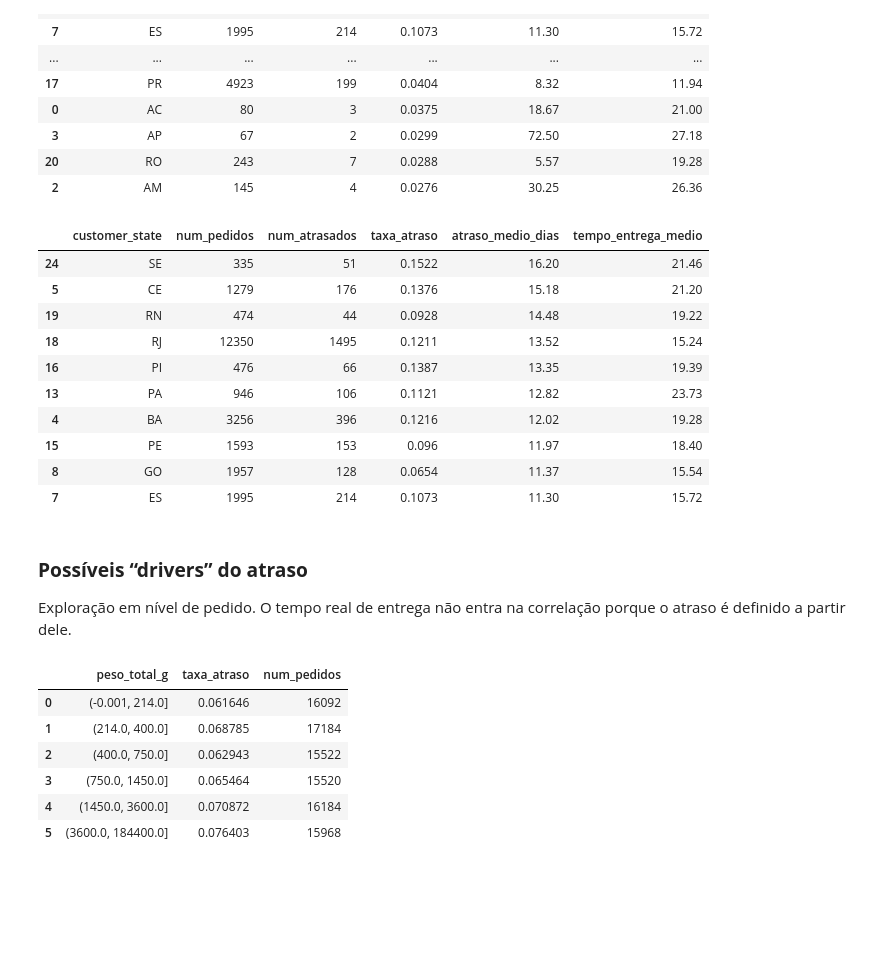
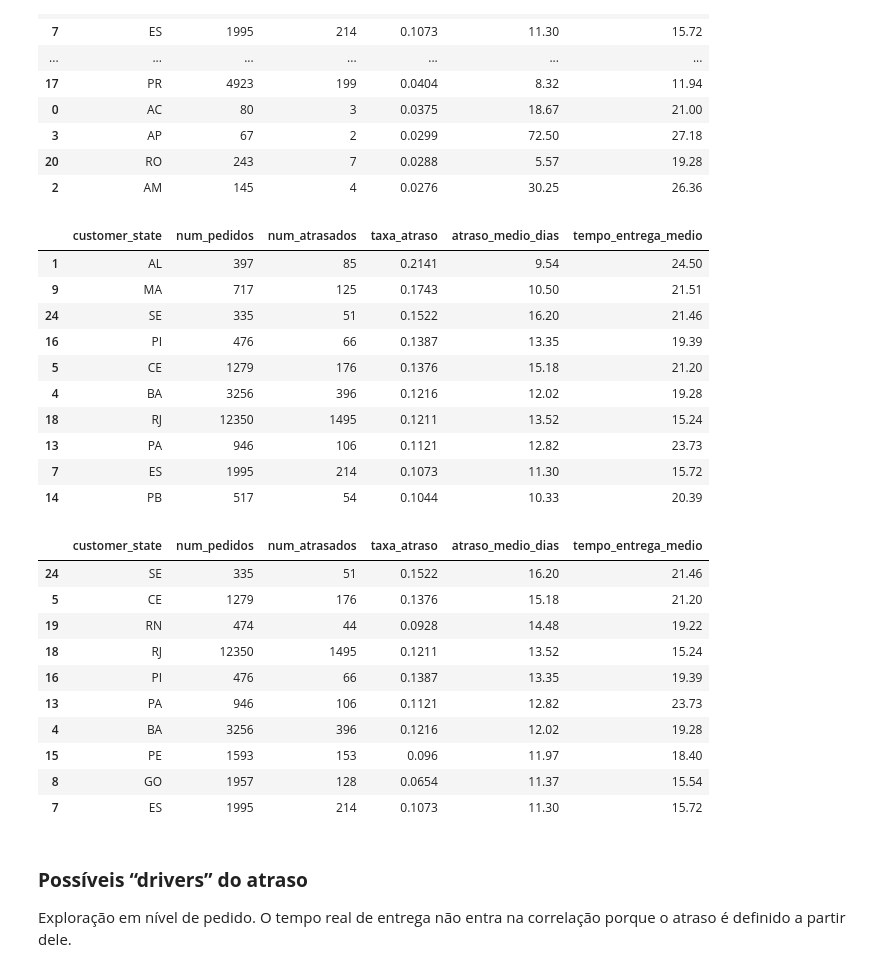
Before and after one commit to cassio-bressan/olist-logistics-analysis, a Jupyter notebook: Projeto/Analysis.ipynb, the cells around one changed output. Cells and saved outputs as stored; diff of their text form; code cells hidden in the pictures; blank space fills up the shorter version.

```diff
--- a/Projeto/Analysis.ipynb
+++ b/Projeto/Analysis.ipynb
@@ -72,8 +72,10 @@ date_cols = [
     "review_answer_timestamp"
 ]
 
+# format="ISO8601" aceita datas com e sem horário na mesma coluna
+# (review_creation_date mistura os dois formatos)
 for col in date_cols:
-    df[col] = pd.to_datetime(df[col], errors="coerce")
+    df[col] = pd.to_datetime(df[col], format="ISO8601")
 # %%
 # Renomeando colunas para nomes mais curtos e intuitivos
 df = df.rename(columns={
@@ -109,7 +111,7 @@ compra = df["order_purchase_ts"].dt.normalize()
 
 df["pedido_entregue"] = entregue.astype(int)
 df["tempo_entrega_real"] = (data_entrega - compra).dt.days.where(entregue)
-df["tempo_entrega_estimado"] = (df["estimated_delivery_ts"] - compra).dt.days
+df["tempo_entrega_estimado"] = (df["estimated_delivery_ts"] - compra).dt.days.where(entregue)
 df["dias_atraso"] = (data_entrega - df["estimated_delivery_ts"]).dt.days.where(entregue)
 df["entrega_atrasada"] = (df["dias_atraso"] > 0).astype("Int64").where(entregue)
 df["folga_estimativa"] = df["tempo_entrega_estimado"] - df["tempo_entrega_real"]
@@ -118,7 +120,7 @@ df["folga_estimativa"] = df["tempo_entrega_estimado"] - df["tempo_entrega_real"]
 # Quando o pedido tem mais de uma avaliação, fica a mais recente.
 pedidos = (
     df[df["pedido_entregue"] == 1]
-    .sort_values("review_creation_ts")
+    .sort_values("review_creation_ts", na_position="first")
     .drop_duplicates("order_id", keep="last")
     .reset_index(drop=True)
 )
@@ -343,24 +345,20 @@ atraso_por_estado
 | 20 | RO | 243 | 7 | 0.0288 | 5.57 | 19.28 |
 | 2 | AM | 145 | 4 | 0.0276 | 30.25 | 26.36 |
 # %%
-# Ranking de gravidade: apenas estados com um mínimo de pedidos atrasados,
-# para que a média não dependa de 2 ou 3 pedidos (caso de AP, AM, AC e RR)
-MIN_ATRASADOS_ESTADO = 10
+# Ranking de frequência: apenas estados com um mínimo de pedidos entregues,
+# para que a taxa não dependa de poucos pedidos (caso de RR, AP e AC)
+MIN_PEDIDOS_ESTADO = 100
 
-atraso_por_estado[atraso_por_estado["num_atrasados"] >= MIN_ATRASADOS_ESTADO].sort_values("atraso_medio_dias", ascending=False).head(10)
+atraso_por_estado[atraso_por_estado["num_pedidos"] >= MIN_PEDIDOS_ESTADO].head(10)
 # %% [output]
 |  | customer_state | num_pedidos | num_atrasados | taxa_atraso | atraso_medio_dias | tempo_entrega_medio |
+| 1 | AL | 397 | 85 | 0.2141 | 9.54 | 24.50 |
+| 9 | MA | 717 | 125 | 0.1743 | 10.50 | 21.51 |
 | 24 | SE | 335 | 51 | 0.1522 | 16.20 | 21.46 |
+| 16 | PI | 476 | 66 | 0.1387 | 13.35 | 19.39 |
 | 5 | CE | 1279 | 176 | 0.1376 | 15.18 | 21.20 |
-| 19 | RN | 474 | 44 | 0.0928 | 14.48 | 19.22 |
+| 4 | BA | 3256 | 396 | 0.1216 | 12.02 | 19.28 |
 | 18 | RJ | 12350 | 1495 | 0.1211 | 13.52 | 15.24 |
-| 16 | PI | 476 | 66 | 0.1387 | 13.35 | 19.39 |
 | 13 | PA | 946 | 106 | 0.1121 | 12.82 | 23.73 |
-| 4 | BA | 3256 | 396 | 0.1216 | 12.02 | 19.28 |
-| 15 | PE | 1593 | 153 | 0.096 | 11.97 | 18.40 |
-| 8 | GO | 1957 | 128 | 0.0654 | 11.37 | 15.54 |
 | 7 | ES | 1995 | 214 | 0.1073 | 11.30 | 15.72 |
+| 14 | PB | 517 | 54 | 0.1044 | 10.33 | 20.39 |
-# %% [markdown]
-### **Possíveis “drivers” do atraso**
-
-Exploração em nível de pedido. O tempo real de entrega não entra na correlação porque o atraso é definido a partir dele.
@@ -377,17 +365,33 @@ pedidos_drivers["entrega_atrasada"] = pedidos_drivers["entrega_atrasada"].astype
+# %%
+# Ranking de gravidade: apenas estados com um mínimo de pedidos atrasados,
+# para que a média não dependa de 2 ou 3 pedidos (caso de AP, AM, AC e RR)
+MIN_ATRASADOS_ESTADO = 10
+
+atraso_por_estado[atraso_por_estado["num_atrasados"] >= MIN_ATRASADOS_ESTADO].sort_values("atraso_medio_dias", ascending=False).head(10)
+# %% [output]
+|  | customer_state | num_pedidos | num_atrasados | taxa_atraso | atraso_medio_dias | tempo_entrega_medio |
+| 24 | SE | 335 | 51 | 0.1522 | 16.20 | 21.46 |
+| 5 | CE | 1279 | 176 | 0.1376 | 15.18 | 21.20 |
+| 19 | RN | 474 | 44 | 0.0928 | 14.48 | 19.22 |
+| 18 | RJ | 12350 | 1495 | 0.1211 | 13.52 | 15.24 |
+| 16 | PI | 476 | 66 | 0.1387 | 13.35 | 19.39 |
+| 13 | PA | 946 | 106 | 0.1121 | 12.82 | 23.73 |
+| 4 | BA | 3256 | 396 | 0.1216 | 12.02 | 19.28 |
+| 15 | PE | 1593 | 153 | 0.096 | 11.97 | 18.40 |
+| 8 | GO | 1957 | 128 | 0.0654 | 11.37 | 15.54 |
+| 7 | ES | 1995 | 214 | 0.1073 | 11.30 | 15.72 |
+# %% [markdown]
+### **Possíveis “drivers” do atraso**
+
+Exploração em nível de pedido. O tempo real de entrega não entra na correlação porque o atraso é definido a partir dele.
 # %%
-# Atraso por faixa de peso do pedido
-atraso_por_peso = (
-    pedidos_drivers.groupby(pd.qcut(pedidos_drivers["peso_total_g"], 6), observed=True)
-    .agg(taxa_atraso=("entrega_atrasada", "mean"), num_pedidos=("order_id", "count"))
-    .reset_index()
+# Variáveis de produto e frete somadas por pedido
+itens = df[df["pedido_entregue"] == 1].drop_duplicates(["order_id", "order_item_id"])
+por_pedido = itens.groupby("order_id").agg(
+    num_itens=("order_item_id", "count"),
+    frete_total=("freight_value", "sum"),
+    peso_total_g=("product_weight_g", "sum")
 )
-atraso_por_peso
+pedidos_drivers = pedidos[["order_id", "entrega_atrasada", "tempo_entrega_estimado"]].merge(por_pedido, on="order_id")
+pedidos_drivers["entrega_atrasada"] = pedidos_drivers["entrega_atrasada"].astype(float)
-# %% [output]
-|  | peso_total_g | taxa_atraso | num_pedidos |
-| 0 | (-0.001, 214.0] | 0.061646 | 16092 |
-| 1 | (214.0, 400.0] | 0.068785 | 17184 |
-| 2 | (400.0, 750.0] | 0.062943 | 15522 |
-| 3 | (750.0, 1450.0] | 0.065464 | 15520 |
-| 4 | (1450.0, 3600.0] | 0.070872 | 16184 |
-| 5 | (3600.0, 184400.0] | 0.076403 | 15968 |
 # %%
```
Also changed, not shown: parts of 8 cells of this notebook, 6 other files.
